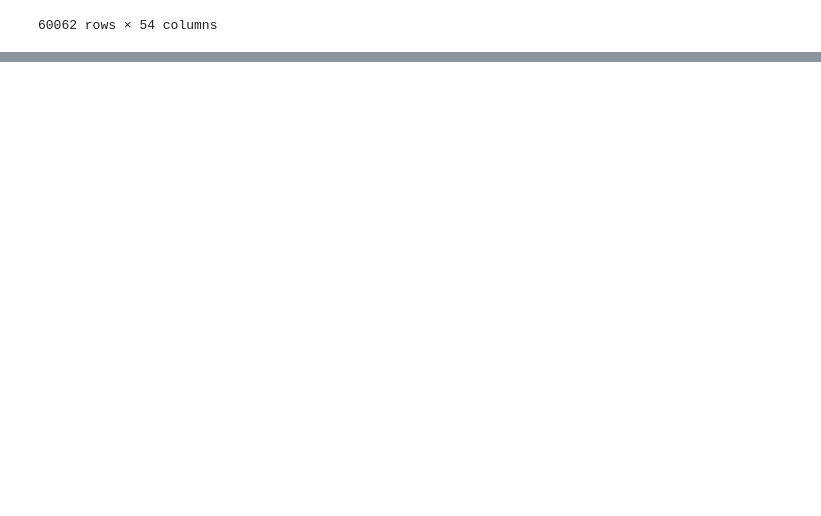
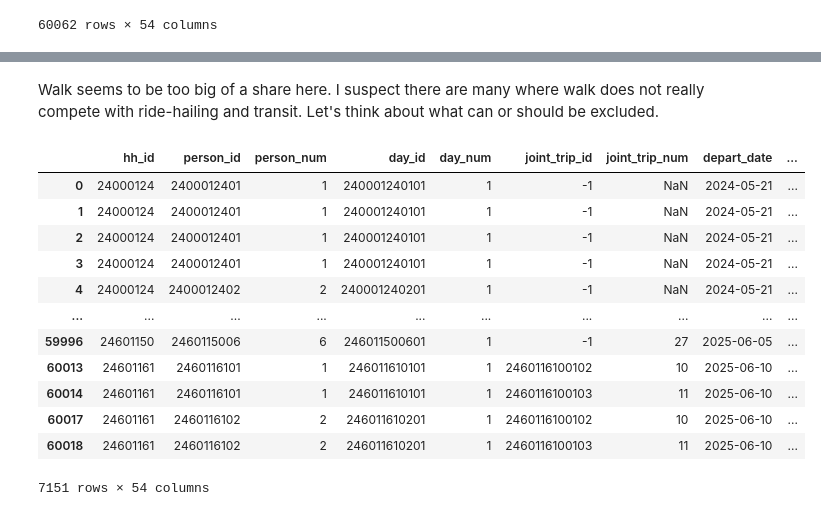
Before and after one commit to gregerhardt/rh_pricing, a Jupyter notebook: calibration/Summarize Calibration Targets.ipynb, the cells around one changed output, grey strips where cells are left out. Saved outputs shown, nothing was run; the diff lists cells and outputs as text; code cells hidden in the pictures; blank space fills up the shorter version.

```diff
--- a/calibration/Summarize Calibration Targets.ipynb
+++ b/calibration/Summarize Calibration Targets.ipynb
@@ -199,0 +255,10 @@ Normally, I would defer to the numbers in the TNC data as an enumeration instead
+# %%
+# Look at just tnc, transit and walk by district
+walk = trip_linked[trip_linked['mode']=='walk']
+
+print('Walk Trips - Observations')
+display(pd.crosstab(walk['o_district'], walk['d_district'], margins=True).style.format('{:,.0f}'))
+
+print('Walk Trips - Weighted & Expanded')
+walk_crosstab = pd.crosstab(walk['o_district'], walk['d_district'], values=walk['linked_trip_weight'], aggfunc='sum', margins=True)
+display(walk_crosstab.style.format('{:,.0f}'))
@@ -199,0 +325,18 @@ Normally, I would defer to the numbers in the TNC data as an enumeration instead
+# %% [markdown]
+Walk seems to be too big of a share here.  I suspect there are many where walk does not really compete with ride-hailing and transit.  Let's think about what can or should be excluded.
+# %%
+walk
+# %% [output]
+|  | hh_id | person_id | person_num | day_id | day_num | joint_trip_id | joint_trip_num | depart_date | ... |
+| 0 | 24000124 | 2400012401 | 1 | 240001240101 | 1 | -1 | NaN | 2024-05-21 | ... |
+| 1 | 24000124 | 2400012401 | 1 | 240001240101 | 1 | -1 | NaN | 2024-05-21 | ... |
+| 2 | 24000124 | 2400012401 | 1 | 240001240101 | 1 | -1 | NaN | 2024-05-21 | ... |
+| 3 | 24000124 | 2400012401 | 1 | 240001240101 | 1 | -1 | NaN | 2024-05-21 | ... |
+| 4 | 24000124 | 2400012402 | 2 | 240001240201 | 1 | -1 | NaN | 2024-05-21 | ... |
+| ... | ... | ... | ... | ... | ... | ... | ... | ... | ... |
+| 59996 | 24601150 | 2460115006 | 6 | 246011500601 | 1 | -1 | 27 | 2025-06-05 | ... |
+| 60013 | 24601161 | 2460116101 | 1 | 246011610101 | 1 | 2460116100102 | 10 | 2025-06-10 | ... |
+| 60014 | 24601161 | 2460116101 | 1 | 246011610101 | 1 | 2460116100103 | 11 | 2025-06-10 | ... |
+| 60017 | 24601161 | 2460116102 | 2 | 246011610201 | 1 | 2460116100102 | 10 | 2025-06-10 | ... |
+| 60018 | 24601161 | 2460116102 | 2 | 246011610201 | 1 | 2460116100103 | 11 | 2025-06-10 | ... |
+7151 rows × 54 columns
```
Also changed, not shown: parts of 38 cells of this notebook.
